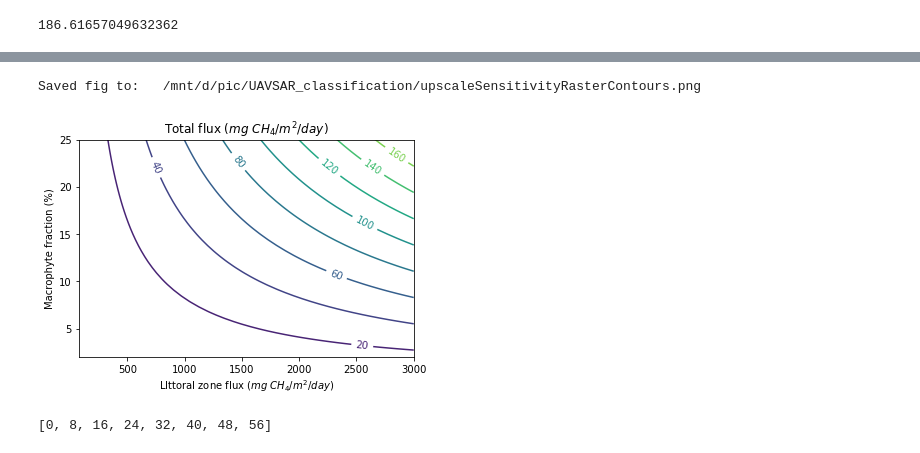
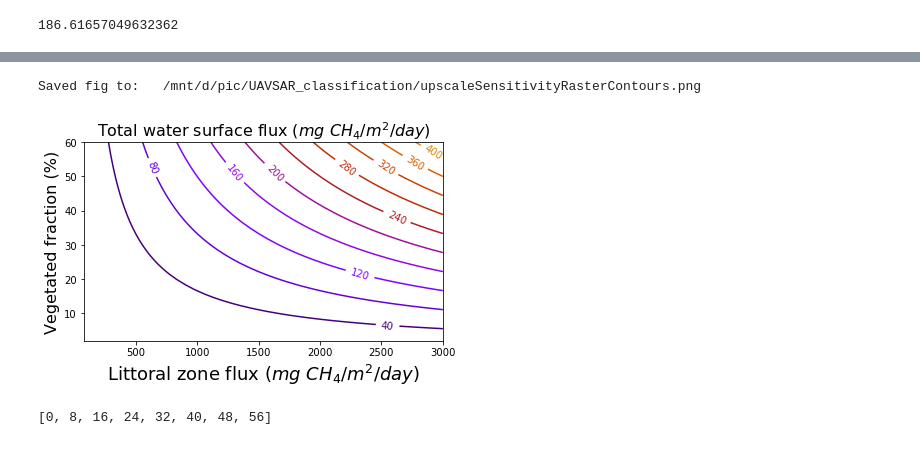
Before and after one commit to ekcomputer/random-wetlands, a Jupyter notebook: analysis/upscaleFromLandcover.ipynb, the cells around one changed output, grey strips where cells are left out. Saved outputs shown, nothing was run; the diff lists cells and outputs as text; code cells hidden in the pictures.

```diff
--- a/analysis/upscaleFromLandcover.ipynb
+++ b/analysis/upscaleFromLandcover.ipynb
@@ -199,10 +199,13 @@ Number of lakes in statistic bins: [1.658e+03 4.790e+02 1.190e+02 3.100e+01 4.00
 # %%
 # plt.xticks(FLUX_POSTINGS[0:4:])
 # plt.yticks(FRACTION_POSTINGS[0:4:])
-p=plt.imshow(SENSITIVITY, origin='lower', aspect='auto', cmap='viridis', extent=(FLUXES['EM'][0], FLUXES['EM'][1], FRACTION['EM'][0], FRACTION['EM'][1]))
-plt.xlabel("Littoral zone flux ($mg\ CH_4 / m^2 /day$)")
-plt.ylabel('Macrophyte fraction (%)')
+f=16 # font size
+p=plt.imshow(SENSITIVITY, origin='lower', aspect='auto', cmap='gnuplot', extent=(FLUXES['EM'][0], FLUXES['EM'][1], FRACTION['EM'][0], FRACTION['EM'][1]))
+plt.xlabel("Littoral zone flux ($mg\ CH_4 / m^2 /day$)", fontsize=f)
+plt.ylabel('Vegetated fraction (%)', fontsize=f)
+plt.title('Total flux ($mg\ CH_4 / m^2 /day$)', fontsize=f)
 plt.colorbar()
+plt.tight_layout()
 axes=plt.gca()
 # plt.rcParams({'dpi':300})
 # axes.set_xlim(FLUXES['EM'])
@@ -259,40 +262,40 @@ X=FLUX_POSTINGS['EM']
 Z=SENSITIVITY
 
 # Basic contour plot
-CS = plt.contour(X, Y, Z, num_contours)
+CS = plt.contour(X, Y, Z, num_contours, cmap='gnuplot', vmax=500)
 
 
 # Define a class that forces representation of float to look a certain way
 # This remove trailing zero so '1.0' becomes '1'
 class nf(float):
     def __repr__(self):
         str = '%.1f' % (self.__float__(),)
         if str[-1] == '0':
             return '%.0f' % self.__float__()
         else:
             return '%.1f' % self.__float__()
 
 # Recast levels to new class
 CS.levels = [nf(val) for val in CS.levels]
 
 # Label levels with specially formatted floats
 if plt.rcParams["text.usetex"]:
     fmt = r'%r'
 else:
     fmt = '%r'
 plt.clabel(CS, CS.levels, inline=True, fmt=fmt, fontsize=10)
-plt.xlabel("LIttoral zone flux ($mg\ CH_4 / m^2 /day$)")
-plt.ylabel('Macrophyte fraction (%)')
-plt.title('Total flux ($mg\ CH_4 / m^2 /day$)')
-
+plt.xlabel("Littoral zone flux ($mg\ CH_4 / m^2 /day$)", fontsize=f+2)
+plt.ylabel('Vegetated fraction (%)', fontsize=f)
+plt.title('Total water surface flux ($mg\ CH_4 / m^2 /day$)', fontsize=f)
+plt.tight_layout()
 # save
 
 figPth='/mnt/d/pic/UAVSAR_classification/upscaleSensitivityRasterContours.png'
 plt.savefig(figPth, dpi=200)
 print('Saved fig to:\t{}'.format(figPth))
 # %% [output]
 Saved fig to:   /mnt/d/pic/UAVSAR_classification/upscaleSensitivityRasterContours.png
-[figure, old version]
+[figure, new version]
 # %%
 CS.levels
 # %% [output]
```
Also changed, not shown: parts of 1 cell of this notebook.
